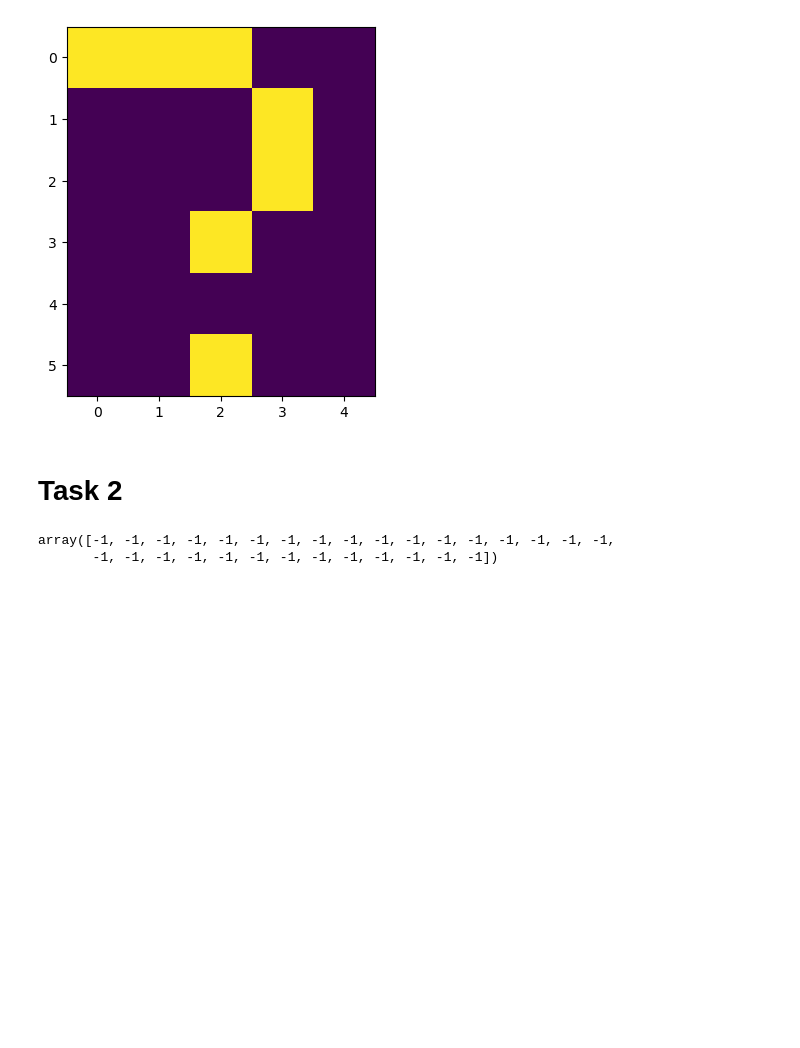
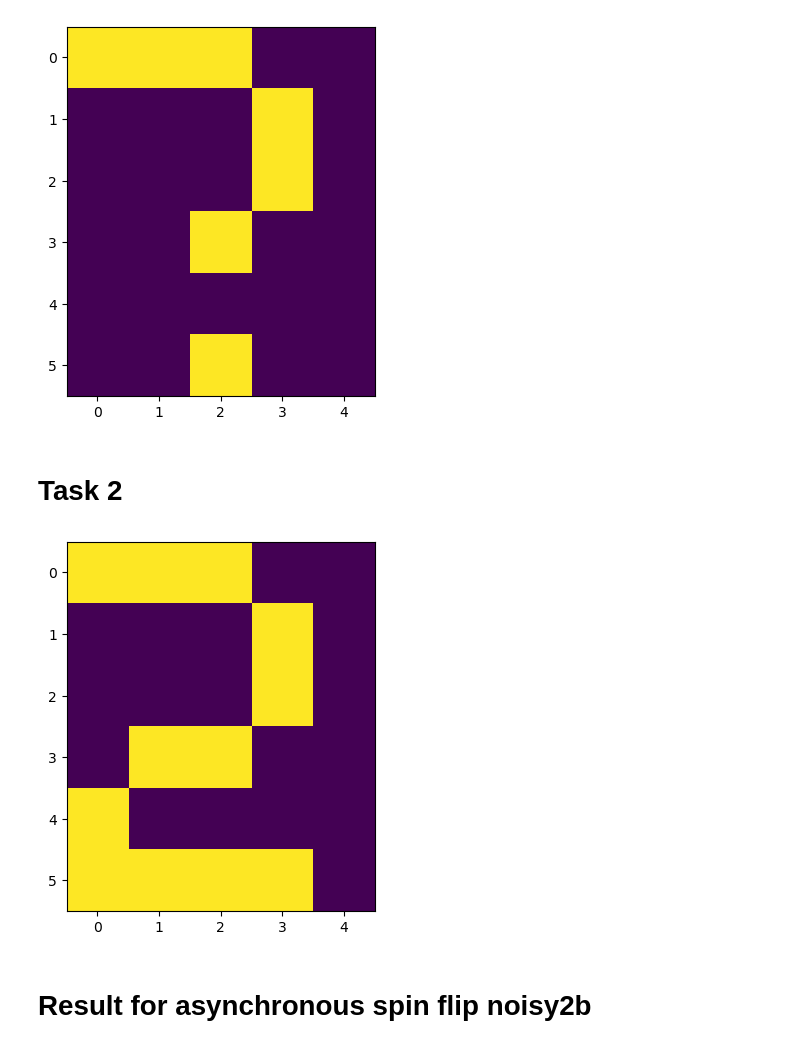
Before and after one commit to draczew23/cmcs_lab_2, a Jupyter notebook: notebook_test.ipynb, the cells around one changed output. Saved outputs shown, nothing was run; the diff lists cells and outputs as text; code cells hidden in the pictures; blank space fills up the shorter version.

```diff
--- a/notebook_test.ipynb
+++ b/notebook_test.ipynb
@@ -198,11 +198,12 @@ from numpy.lib.index_tricks import diag_indices
 # spins from -1 to 1
 
 def random_points(x_dim, y_dim):
-    x = np.random.randint(0, x_dim-1)
-    y = np.random.randint(0, y_dim-1)
+    x = np.random.randint(0, x_dim - 1)
+    y = np.random.randint(0, y_dim - 1)
 
     return np.array([x, y])
 
+# this function flips spin if it leads to decrease its energy
 
 def energy_check(matrix, x, w_matrix):
 
@@ -221,12 +222,12 @@ def energy_check(matrix, x, w_matrix):
     spin_en_up = energy_up[x]
     spin_en_down = energy_down[x]
 
-    compare = spin_en_down > spin_en_up
+    if spin_en_up < 0: # simple test with changing boolean expression to simple if
+        return  test_matrix_up
 
-    if compare is True:
-        return test_matrix_up
-    else:
+    elif spin_en_down < 0:
         return test_matrix_down
+
 
 two=np.array([
 1,1,1,0,0,
@@ -252,38 +253,39 @@ noisy2b = np.where(noisy2b != 0, noisy2b, -1)
 
 #   Initialization
 
-time_step = 59
+time_step = 150
 
 noisy2c_copy = noisy2b.copy()
 
 
 # Tensor products of our patterns and sum of them
 
-#tens0 = np.tensordot(zero, zero, axes = 0)
-#tens1 = np.tensordot(one, one, axes = 0)
-#tens2 = np.tensordot(two, two, axes = 0)
+tens2 = np.tensordot(two, two, axes = 0)
 tens_sum = tens2
 
 # Defined diagonal matrix
 
 one_ar = np.ones((30,30))
 diag_matrix = np.diag(np.diag(one_ar))
 
 # W matrix calculation
 
 w_matrix = 1 * (tens_sum) -  diag_matrix
 
 energy_two = np.array([])
 time_axis = np.arange(0, time_step, 1)
 
 # Two pattern
 
 for t in range(time_step):
 
     point = random_points(30, 30)
     noisy2c_copy = energy_check(noisy2c_copy, point[0], w_matrix)
 
-noisy2c_copy
+D = np.reshape(noisy2c_copy, (-6, 5))
+plt.imshow(D)
+plt.show()
 # %% [output]
-array([-1, -1, -1, -1, -1, -1, -1, -1, -1, -1, -1, -1, -1, -1, -1, -1, -1,
-       -1, -1, -1, -1, -1, -1, -1, -1, -1, -1, -1, -1, -1])
+[figure, added]
+# %% [markdown]
+# Result for asynchronous spin flip noisy2b
```
Also changed, not shown: parts of 2 cells of this notebook.
